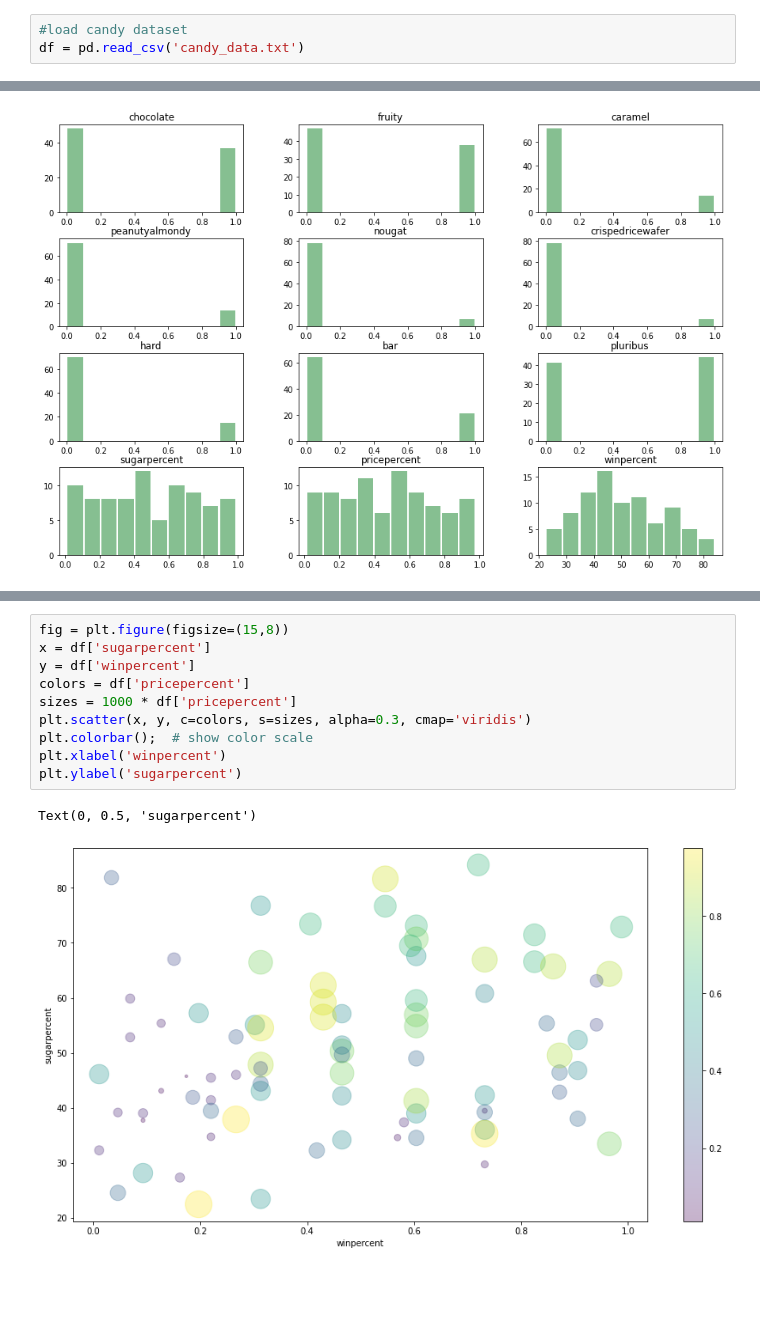
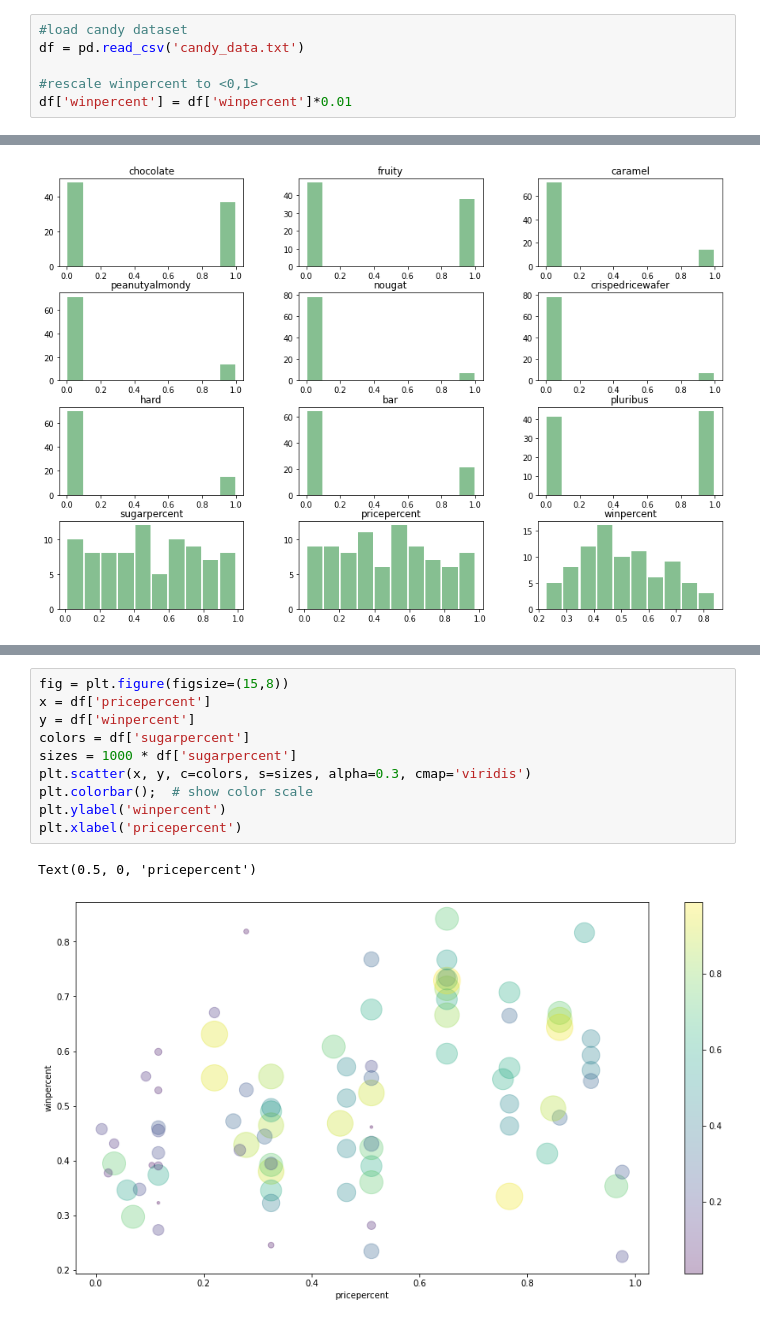
Before and after one commit to lhotaane/Case_study_Lidl, a Jupyter notebook: candy.ipynb, the cells around one changed output, grey strips where cells are left out. Saved outputs shown, nothing was run; the diff lists cells and outputs as text; blank space fills up the shorter version.

```diff
--- a/candy.ipynb
+++ b/candy.ipynb
@@ -26,6 +28,9 @@ import matplotlib.pyplot as plt
 # %%
 #load candy dataset
 df = pd.read_csv('candy_data.txt')
+
+#rescale winpercent to <0,1>
+df['winpercent'] = df['winpercent']*0.01
 # %%
 #check the basic data stats (dimensions, NaNs, characteristics)
 print(60*'*',
@@ -88,13 +93,13 @@ plt.show()
 # %%
 fig = plt.figure(figsize=(15,8))
-x = df['sugarpercent']
+x = df['pricepercent']
 y = df['winpercent']
-colors = df['pricepercent']
-sizes = 1000 * df['pricepercent']
+colors = df['sugarpercent']
+sizes = 1000 * df['sugarpercent']
 plt.scatter(x, y, c=colors, s=sizes, alpha=0.3, cmap='viridis')
 plt.colorbar();  # show color scale
-plt.xlabel('winpercent')
-plt.ylabel('sugarpercent')
+plt.ylabel('winpercent')
+plt.xlabel('pricepercent')
 # %% [output]
-Text(0, 0.5, 'sugarpercent')
+Text(0.5, 0, 'pricepercent')
-[figure, old version]
+[figure, new version]
```
Also changed, not shown: parts of 24 cells of this notebook, 1 other file.
